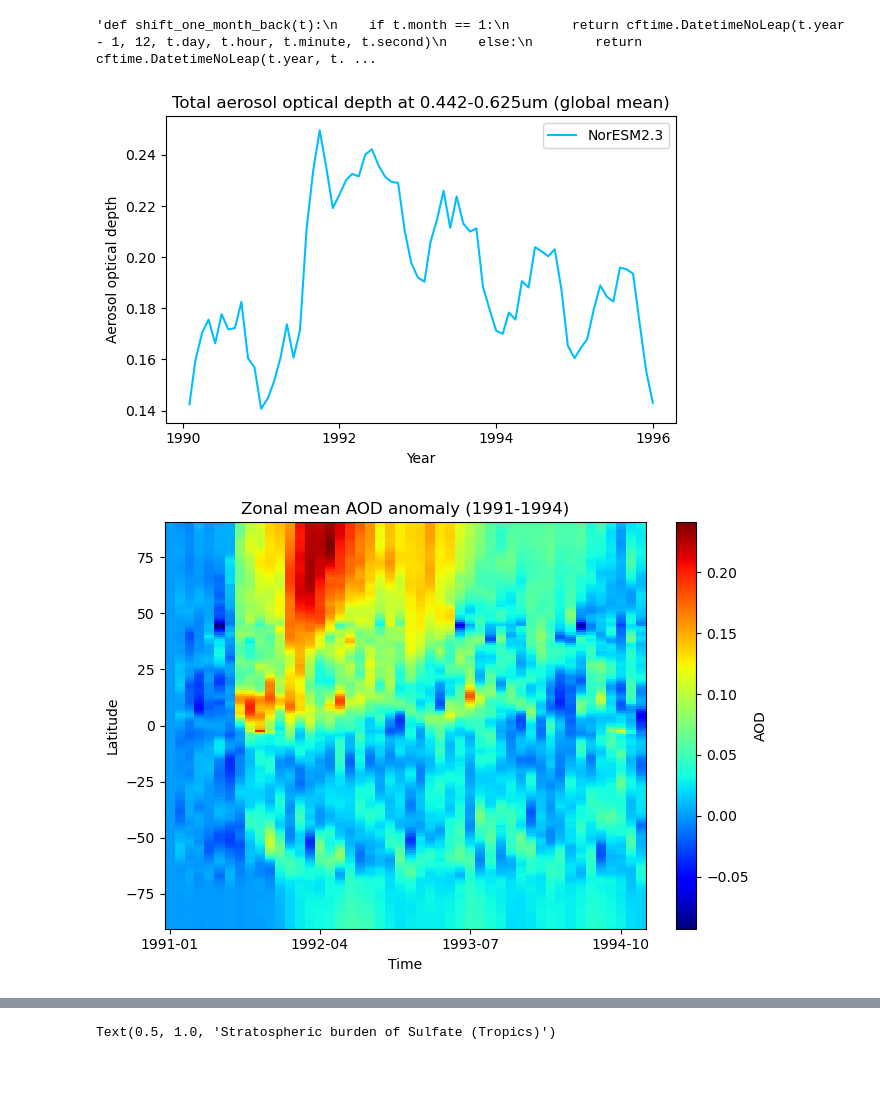
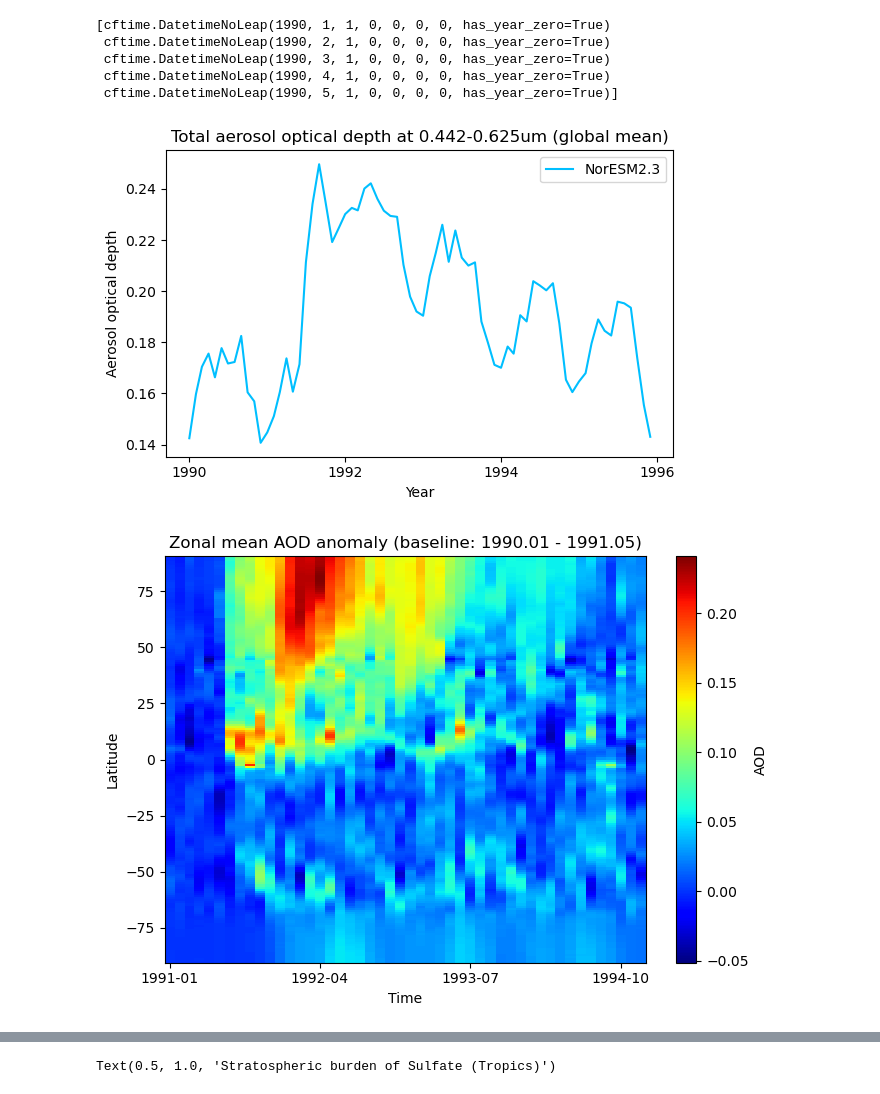
Before and after one commit to EliHHogemo/master_thesis, a Jupyter notebook: pinatubo_iceland.ipynb, the cells around one changed output, grey strips where cells are left out. Cells and saved outputs as stored; diff of their text form; code cells hidden in the pictures.

```diff
--- a/pinatubo_iceland.ipynb
+++ b/pinatubo_iceland.ipynb
@@ -42,7 +36,7 @@ ds = xr.open_mfdataset(f"{path_atm}/NHIST_tropstratchem_f09_tn14_20251110_moved2
 path_atm_pin = "/projects/NS1004K/elihho/NHIST_tropochem_250916/atm/hist"
 ds_pin = xr.open_mfdataset(f"{path_atm_pin}/NHIST_tropstratchem_f09_tn14_20250917_1975_2014.cam.h0.*.nc", combine="by_coords", parallel=True)
 # %%
-"""def shift_one_month_back(t):
+def shift_one_month_back(t):
     if t.month == 1:
         return cftime.DatetimeNoLeap(t.year - 1, 12, t.day, t.hour, t.minute, t.second)
     else:
@@ -51,9 +45,13 @@ ds_pin = xr.open_mfdataset(f"{path_atm_pin}/NHIST_tropstratchem_f09_tn14_2025091
 shifted_time = np.array([shift_one_month_back(t) for t in ds['time'].values])
 ds= ds.assign_coords(time=shifted_time)
 
-print(ds["time"].values[:5])"""
+print(ds["time"].values[:5])
 # %% [output]
-'def shift_one_month_back(t):\n    if t.month == 1:\n        return cftime.DatetimeNoLeap(t.year - 1, 12, t.day, t.hour, t.minute, t.second)\n    else:\n        return cftime.DatetimeNoLeap(t.year, t. ...
+[cftime.DatetimeNoLeap(1990, 1, 1, 0, 0, 0, 0, has_year_zero=True)
+ cftime.DatetimeNoLeap(1990, 2, 1, 0, 0, 0, 0, has_year_zero=True)
+ cftime.DatetimeNoLeap(1990, 3, 1, 0, 0, 0, 0, has_year_zero=True)
+ cftime.DatetimeNoLeap(1990, 4, 1, 0, 0, 0, 0, has_year_zero=True)
+ cftime.DatetimeNoLeap(1990, 5, 1, 0, 0, 0, 0, has_year_zero=True)]
 # %%
 lat = ds["lat"]
 weighted_lat = np.cos(np.deg2rad(lat))
@@ -74,38 +72,38 @@ plt.legend()
 plt.tight_layout()
 plt.show()
 # %% [output]
-[figure, old version]
+[figure, new version]
 # %%
 aod = ds[aod500]
 daylight_monthly_nw = ds[daylight]
 aod = aod / daylight_monthly_nw
 
 pre_eruption = aod.sel(time=slice('1990-01-01', '1991-05-01'))
 base = pre_eruption.groupby("time.month").mean()
 aod_anom = aod.groupby("time.month") - base
 
 aod_zoom = aod_anom.sel(time=slice('1991-01-01', '1994-12-01'))
 time_zoom = aod_zoom['time'].values
 aod_lat_time = aod_zoom.mean(dim="lon")
 lat = aod_lat_time["lat"]
 
 plt.figure(figsize=(7,5))
 pc = plt.pcolormesh(
     time_zoom,
     lat,
     aod_lat_time.T,
     shading="auto",
     cmap="jet"
 )
 
 plt.colorbar(pc, label="AOD")
 plt.xlabel("Time")
 plt.ylabel("Latitude")
-plt.title("Zonal mean AOD anomaly (1991-1994)")
+plt.title("Zonal mean AOD anomaly (baseline: 1990.01 - 1991.05)")
 plt.tight_layout()
 plt.show()
 # %% [output]
-[figure, old version]
+[figure, new version]
 # %%
 M_SO2 = 64.066
 M_air = 28.9647
```
Also changed, not shown: parts of 9 cells of this notebook.
